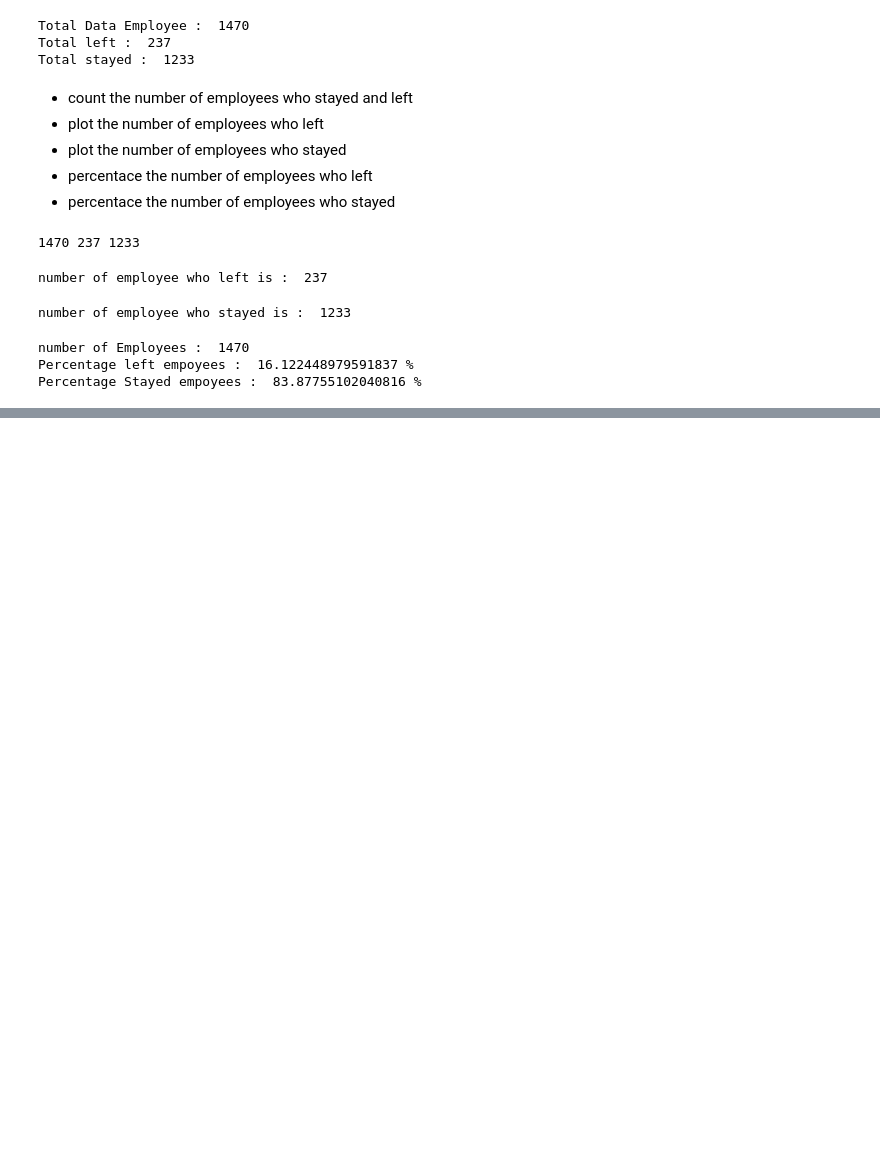
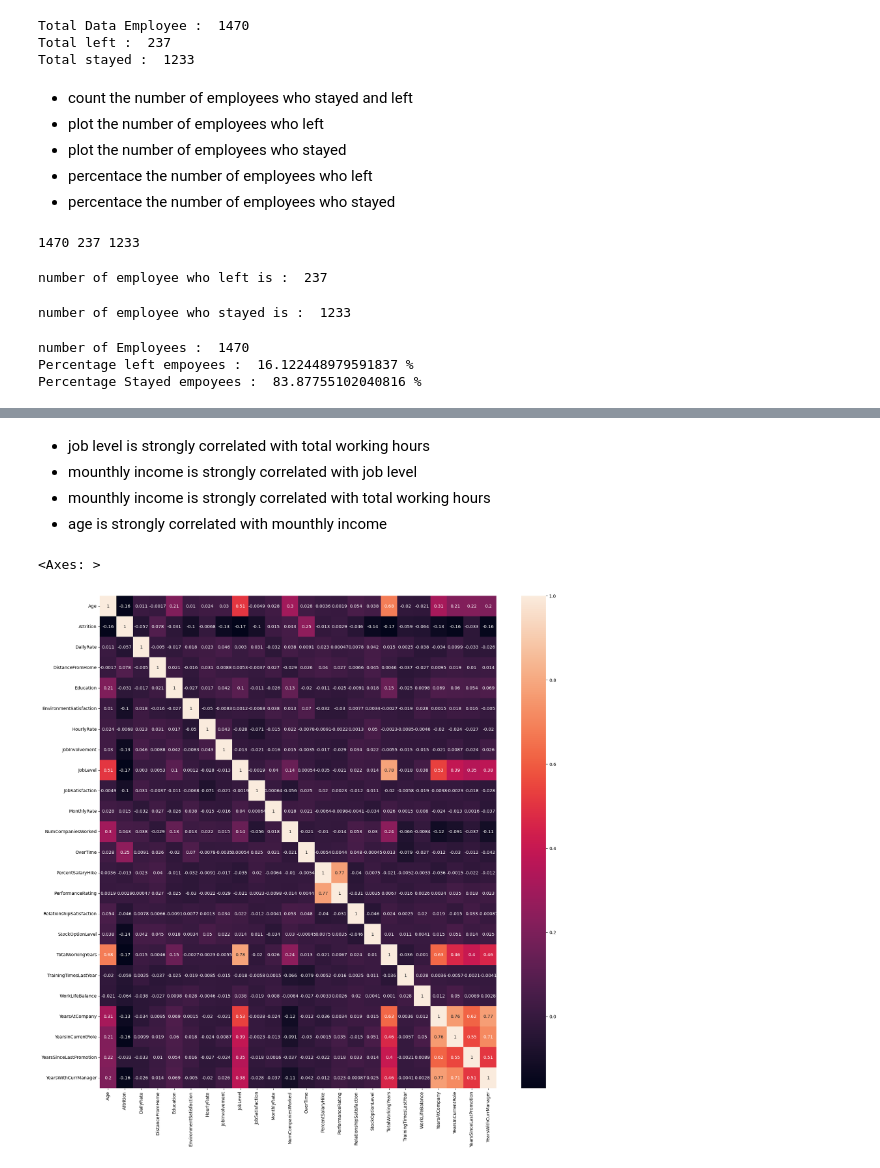
Before and after one commit to Niervash/HR_Departement, a Jupyter notebook: Human-Resourcce-analysis.ipynb, the cells around one changed output, grey strips where cells are left out. Cells and saved outputs as stored; diff of their text form; code cells hidden in the pictures; blank space fills up the shorter version.

```diff
--- a/Human-Resourcce-analysis.ipynb
+++ b/Human-Resourcce-analysis.ipynb
@@ -261,0 +278,12 @@ stayed_df.describe()
+# %% [markdown]
+- job level is strongly correlated with total working hours
+- mounthly income is strongly correlated with job level
+- mounthly income is strongly correlated with total working hours
+- age is strongly correlated with mounthly income
+# %%
+corelation = DATA_FRAME.corr()
+f, ax = plt.subplots(figsize =(20,20) )
+sns.heatmap(corelation, annot=True)
+# %% [output]
+<Axes: >
+[figure, added]
```
Also changed, not shown: parts of 18 cells of this notebook.
